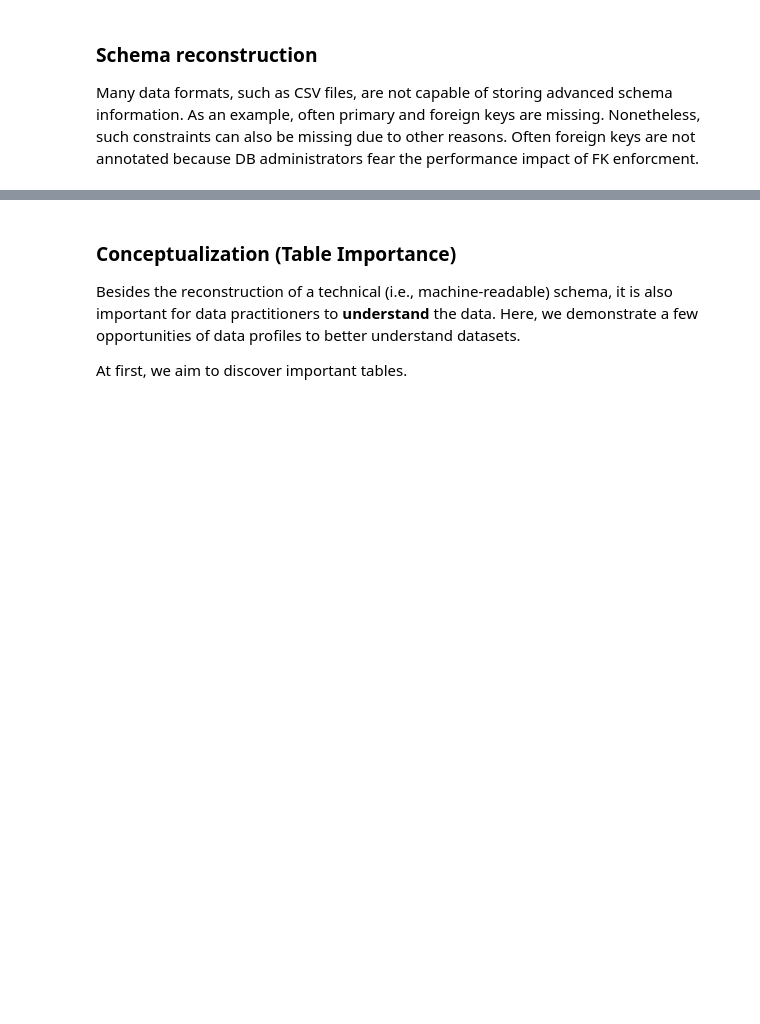
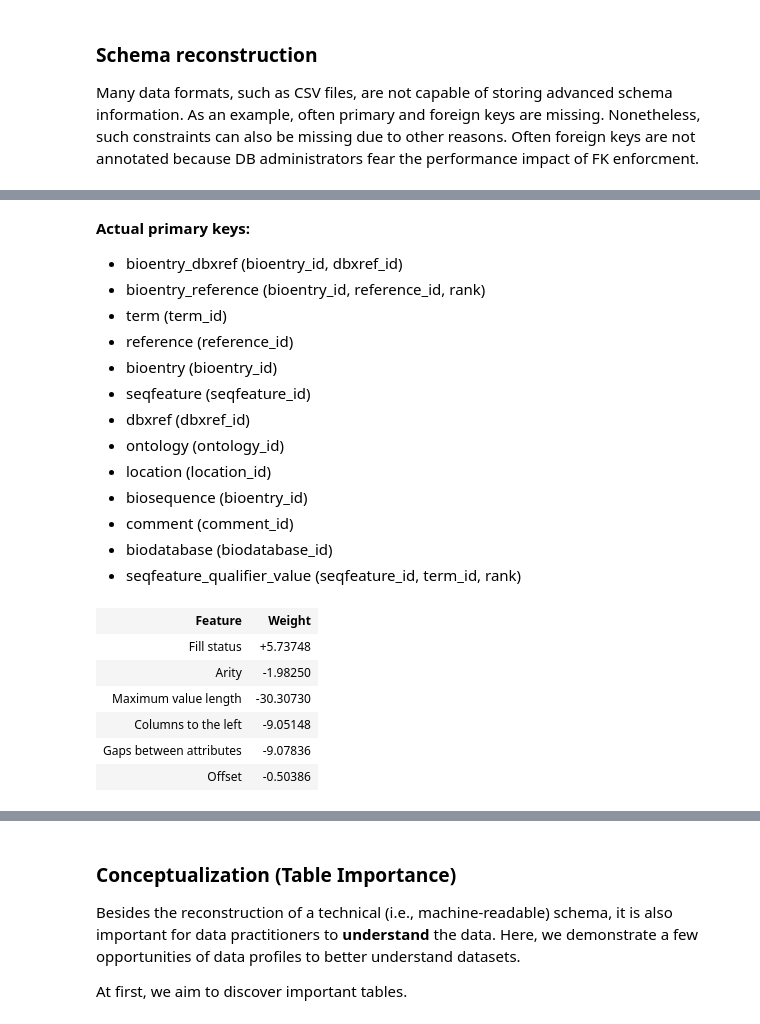
Before and after one commit to sekruse/metacrate-demo-cikm-2017, a Jupyter notebook: data-anamnesis.ipynb, the cells around one changed output, grey strips where cells are left out. Cells and saved outputs as stored; diff of their text form; code cells hidden in the pictures; blank space fills up the shorter version.

```diff
--- a/data-anamnesis.ipynb
+++ b/data-anamnesis.ipynb
@@ -444,0 +451,69 @@ seqfeature_qualifier_value (seqfeature_id) → seqfeature (seqfeature_id)
+# %%
+locally {
+    import de.hpi.isg.mdms.java.schema_inference.PrimaryKeys
+    val idUtils = metacrate.getIdUtils
+
+    query { implicit engine =>
+        metacrate.loadConstraints[UniqueColumnCombination]("sql-primary-keys")
+           .resolveIds { (pk, r) =>
+               def format(ids: Array[Int]) =
+                   s"${r(idUtils.getTableId(ids(0)))} (${ids.map(id => r(id, withTable=false)).mkString(", ")})"
+               s"${format(pk.getColumnIds)}"
+           }
+    }.printList(before = "<b>Actual primary keys:</b>")
+
+    val model = PrimaryKeys.trainLogisticRegressionModel(
+        metacrate,
+        metacrate.getConstraintCollection("sql-primary-keys"),
+        metacrate.getConstraintCollection("metanome-uccs"),
+        metacrate.getConstraintCollection("metanome-column-stats"),
+        metacrate.getConstraintCollection("metanome-text-stats")
+    )
+
+    output.table[(String, Double)](
+        elements = PrimaryKeys.features.zip(model.getParameters),
+        columns = Seq(
+            "Feature" -> { e: (String, Double) => e._1 },
+            "Weight" -> { e: (String, Double) => f"${e._2}%+.5f".asInstanceOf[Any] }
+        )
+    )
+
+    val pks = PrimaryKeys.estimatePrimaryKeys(
+        metacrate,
+        metacrate.getConstraintCollection("metanome-uccs"),
+        metacrate.getConstraintCollection("metanome-column-stats"),
+        metacrate.getConstraintCollection("metanome-text-stats"),
+        model
+    )
+
+    query { implicit engine =>
+        engine.loadCollection(pks)
+           .resolveIds { (pk, r) =>
+               def format(ids: Array[Int]) =
+                   s"${r(idUtils.getTableId(ids(0)))} (${ids.map(id => r(id, withTable=false)).mkString(", ")})"
+               s"${format(pk.getColumnIds)}"
+           }
+    }.printList(before = "<b>Predicted primary keys:</b>")
+}
+# %% [output]
+Actual primary keys:
+bioentry_dbxref (bioentry_id, dbxref_id)
+bioentry_reference (bioentry_id, reference_id, rank)
+term (term_id)
+reference (reference_id)
+bioentry (bioentry_id)
+seqfeature (seqfeature_id)
+dbxref (dbxref_id)
+ontology (ontology_id)
+location (location_id)
+biosequence (bioentry_id)
+comment (comment_id)
+biodatabase (biodatabase_id)
+seqfeature_qualifier_value (seqfeature_id, term_id, rank)
+| Feature | Weight |
+| Fill status | +5.73748 |
+| Arity | -1.98250 |
+| Maximum value length | -30.30730 |
+| Columns to the left | -9.05148 |
+| Gaps between attributes | -9.07836 |
+| Offset | -0.50386 |
```
Also changed, not shown: parts of 12 cells of this notebook, 5 other files.
